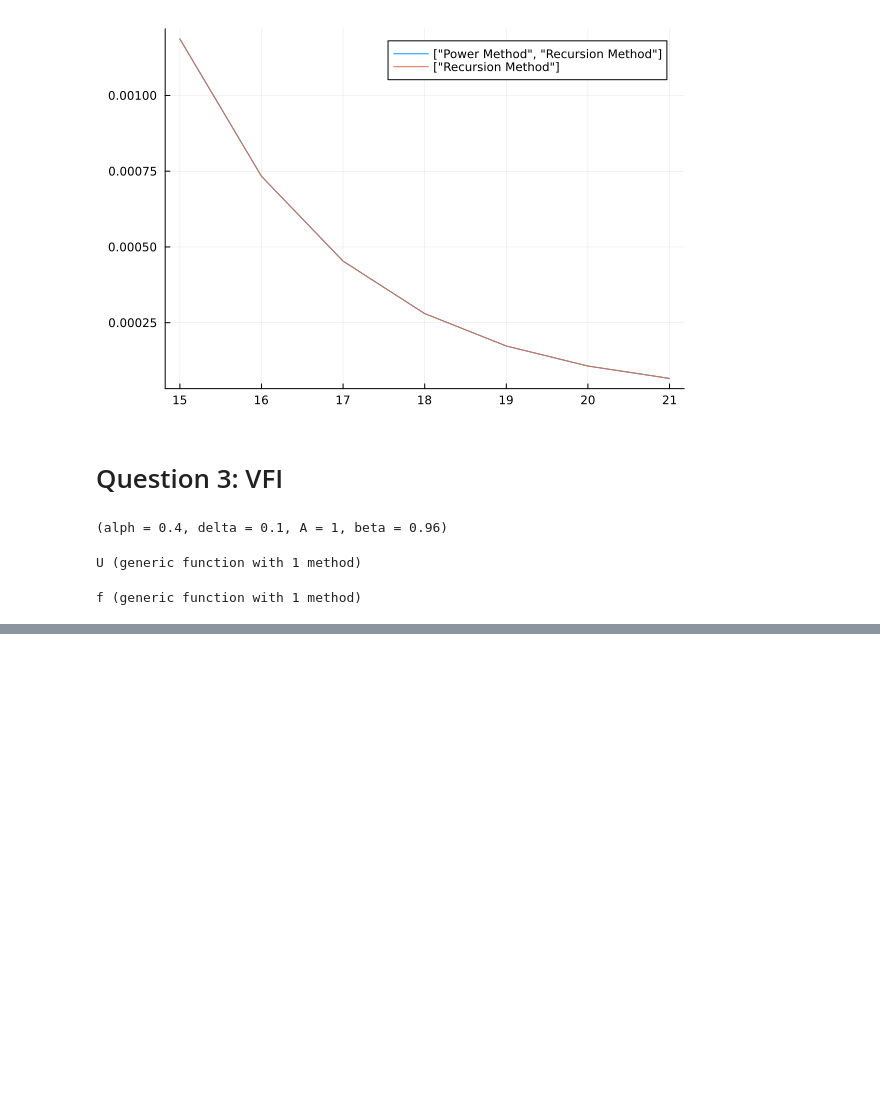
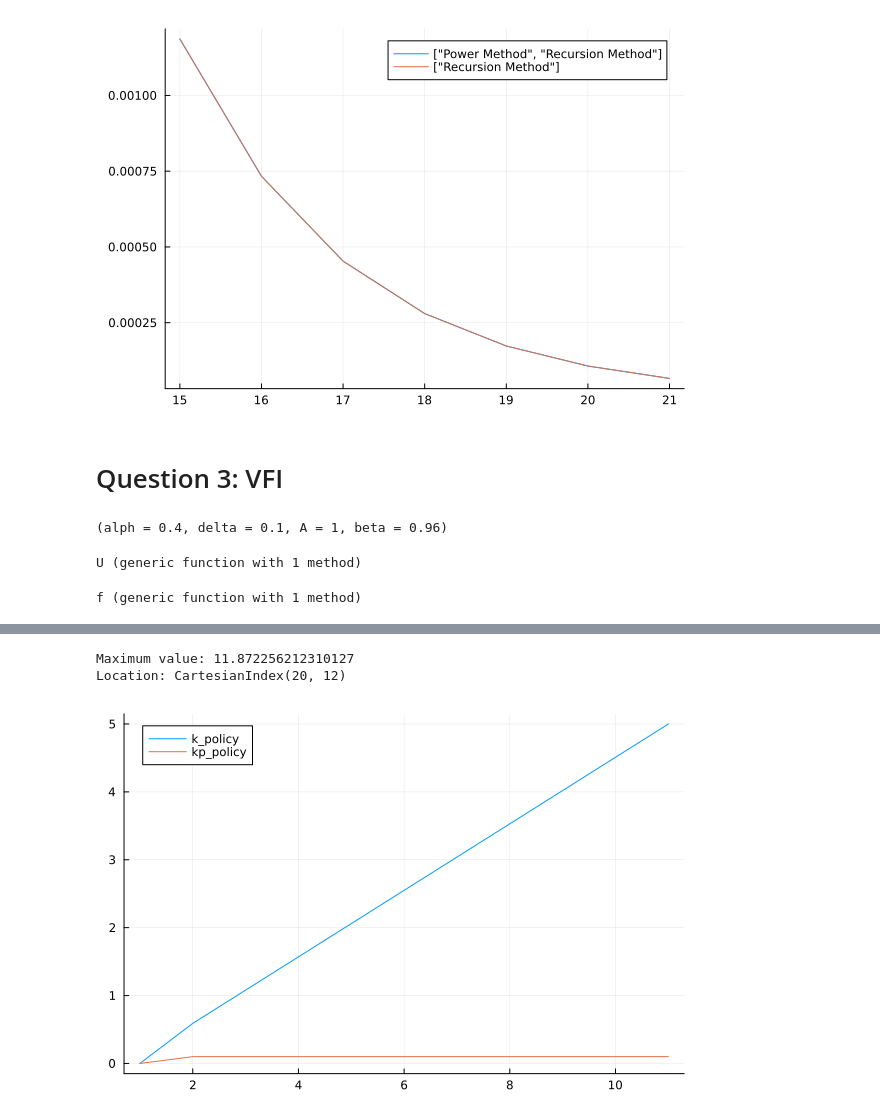
Before and after one commit to liamhenson10/ECO2104ProblemSetsLiamGabor, a Jupyter notebook: ECO2104_A1.ipynb, the cells around one changed output, grey strips where cells are left out. Drawn from its saved outputs; the diff is of its cells as text; code cells hidden in the pictures; blank space fills up the shorter version.

```diff
--- a/ECO2104_A1.ipynb
+++ b/ECO2104_A1.ipynb
@@ -214,8 +219,16 @@ end
 # %% [output]
 f (generic function with 1 method)
 # %%
-V = zeros(11, 11)
-Vprime = zeros(11, 11)
-K_grid = range(0.1, 5.0, length=11)
-k_prime = copy(K_grid)
+Nk = 20
+Na = 20
+
+V = zeros(Nk, Na)
+V0 = zeros(Nk, Na)
+
+K_grid = range(0.1, 15.0, length=Nk)
+k_prime = range(0.1, 15.0, length=Na)
+
+k_policy = zeros(Nk, Na)
+kp_policy = zeros(Nk, Na)
+c_policy = zeros(Nk, Na)
 # %% [output]
@@ -314,0 +347,12 @@ end
+# %%
+max_val, max_idx = findmax(V0)
+println("Maximum value: ", max_val)
+println("Location: ", max_idx)
+# %% [output]
+Maximum value: 11.872256212310127
+Location: CartesianIndex(20, 12)
+# %%
+plot(1:size(k_policy, 1), k_policy[:, 1], label="k_policy")
+plot!(1:size(kp_policy, 1), kp_policy[:, 1], label="kp_policy")
+# %% [output]
+[figure, added]
```
Also changed, not shown: parts of 12 cells of this notebook.
